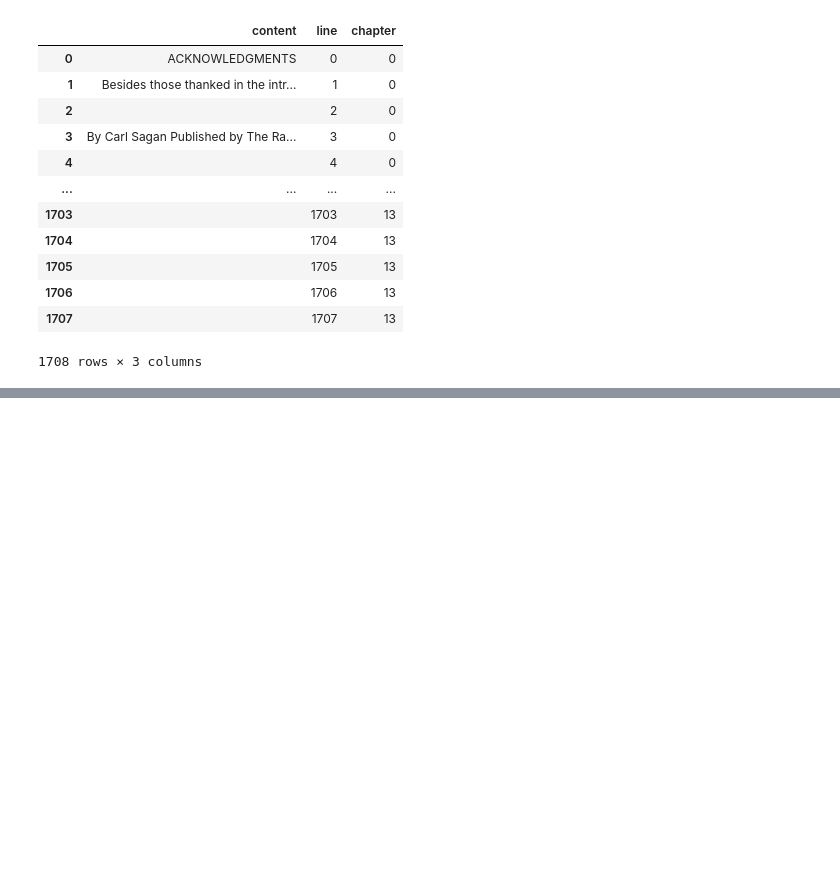
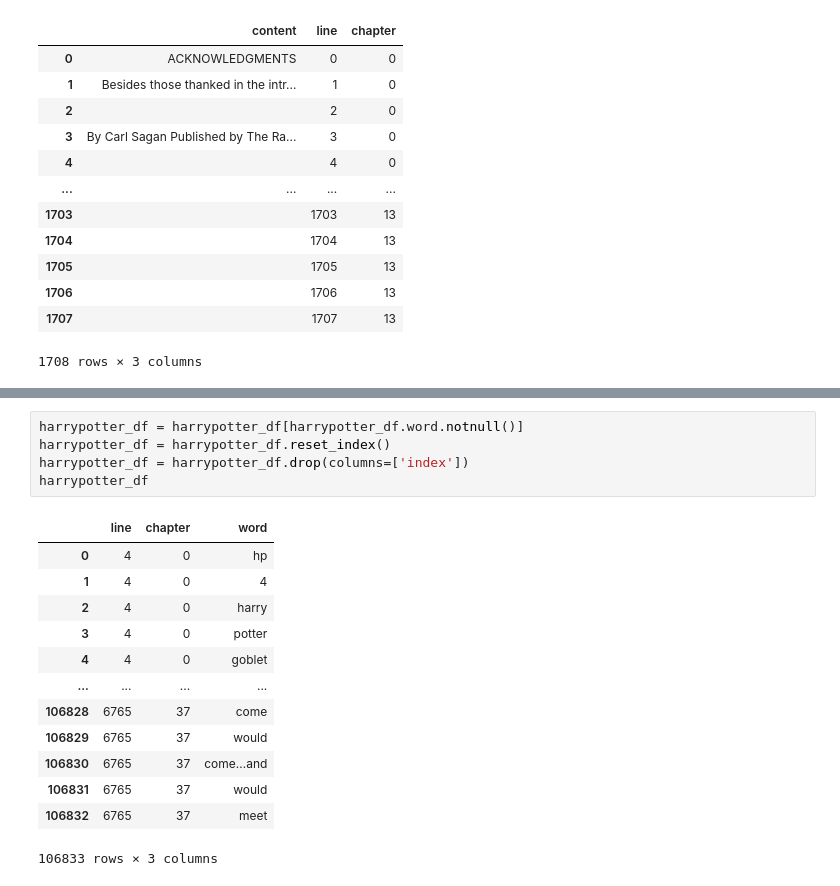
Before and after one commit to miricel/DM-project, a Jupyter notebook: project.ipynb, the cells around one changed output, grey strips where cells are left out. Saved outputs shown, nothing was run; the diff lists cells and outputs as text; blank space fills up the shorter version.

```diff
--- a/project.ipynb
+++ b/project.ipynb
@@ -281,0 +329,19 @@ SyntaxError: invalid syntax (<ipython-input-180-fb9b337b2d18>, line 14)
+# %%
+harrypotter_df = harrypotter_df[harrypotter_df.word.notnull()]
+harrypotter_df = harrypotter_df.reset_index()
+harrypotter_df = harrypotter_df.drop(columns=['index'])
+harrypotter_df
+# %% [output]
+|  | line | chapter | word |
+| 0 | 4 | 0 | hp |
+| 1 | 4 | 0 | 4 |
+| 2 | 4 | 0 | harry |
+| 3 | 4 | 0 | potter |
+| 4 | 4 | 0 | goblet |
+| ... | ... | ... | ... |
+| 106828 | 6765 | 37 | come |
+| 106829 | 6765 | 37 | would |
+| 106830 | 6765 | 37 | come…and |
+| 106831 | 6765 | 37 | would |
+| 106832 | 6765 | 37 | meet |
+106833 rows × 3 columns
```
Also changed, not shown: parts of 6 cells of this notebook.
